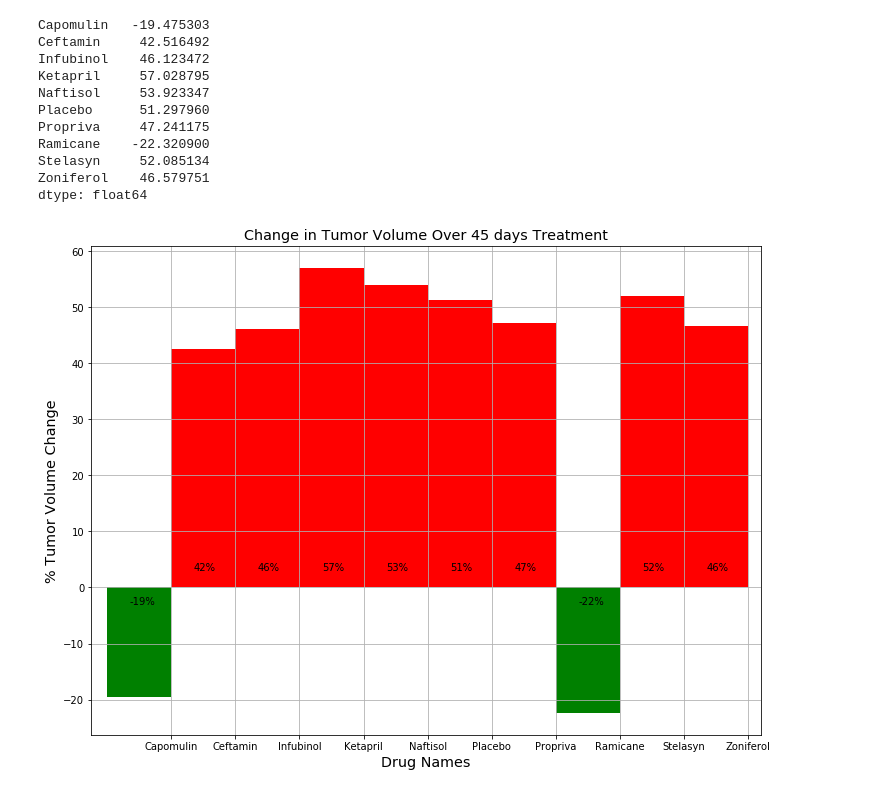
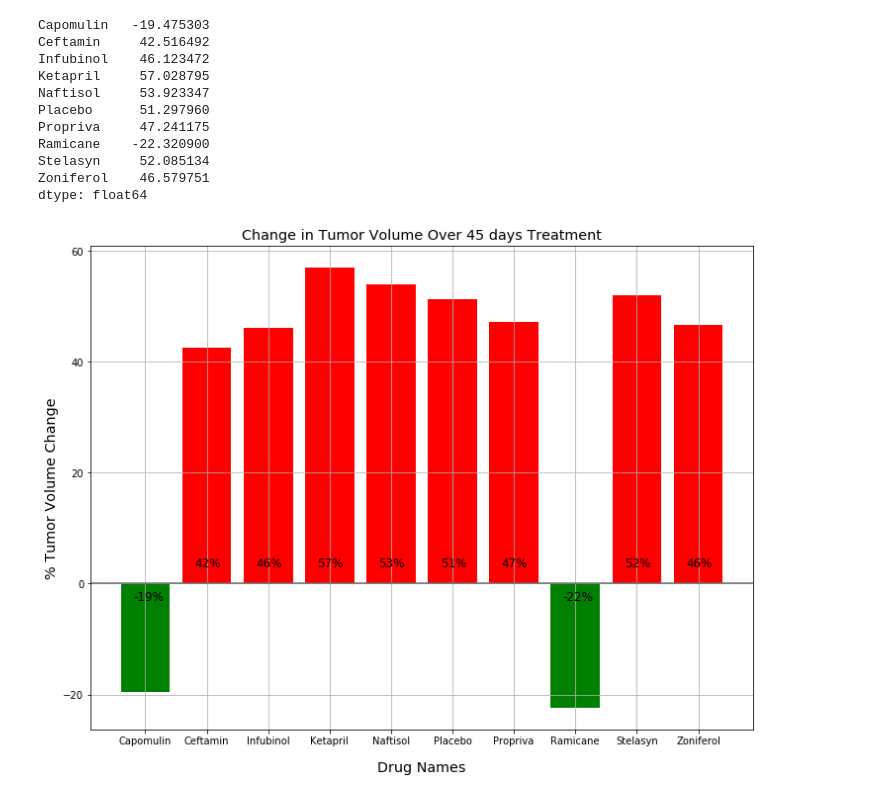
Before and after one commit to sheetalbongale/Matplotlib-Challenge, a Jupyter notebook: Pymaceuticals/pymaceuticals_starter.ipynb, the cells around one changed output. Saved outputs shown, nothing was run; the diff lists cells and outputs as text; code cells hidden in the pictures.

Commit message:
Refine the last graph and some tweaks in other plots

```diff
--- a/Pymaceuticals/pymaceuticals_starter.ipynb
+++ b/Pymaceuticals/pymaceuticals_starter.ipynb
@@ -279,27 +282,27 @@ Stelasyn     52.085134
 Zoniferol    46.579751
 dtype: float64
 # %%
-plt.figure(figsize=(12,9))
-
 # Splice the data between passing and failing drugs
 color = ["red" if value > 0 else "green" for value in percent_change_df]
 
 # Show the Figure
-figure = percent_change_df.plot(kind ="bar", color = color, width = -1, align = "edge")
+fig, ax = plt.subplots()
+plt.rcParams["figure.figsize"] = (12,9)
+ax.bar(mean_tumor.columns, percent_change_df, color=color)
 
 # Use functions to label the percentages of changes
 for i, v in enumerate(percent_change_df):
-    figure.text( i-0.65, np.sign(v)*3, str(int(v))+"%", color = 'black', fontsize=10)
+    ax.text(i-0.2, np.sign(v)*3, str(int(v))+"%", color='black', fontsize=12)
 
 # Orient widths. Add labels, tick marks, etc
 plt.title("Change in Tumor Volume Over 45 days Treatment", fontsize="x-large")
-plt.xlabel("Drug Names", fontsize="x-large")
+plt.xlabel("Drug Names", fontsize="x-large", labelpad=15)
 plt.ylabel("% Tumor Volume Change", fontsize="x-large")
-(x, y) = figure.get_xlim()
-plt.xlim(x-1, y+0.2)
-plt.xticks(rotation='horizontal')
 plt.grid()
+plt.yticks(np.arange(-20,80,step=20))
+ax.axhline(y=0, color='dimgrey')
+
 plt.savefig("plots/Percent_Tumor_Change.png")
 plt.show()
 # %% [output]
-[figure, old version]
+[figure, new version]
```
Also changed, not shown: parts of 5 cells of this notebook, 4 other files.
